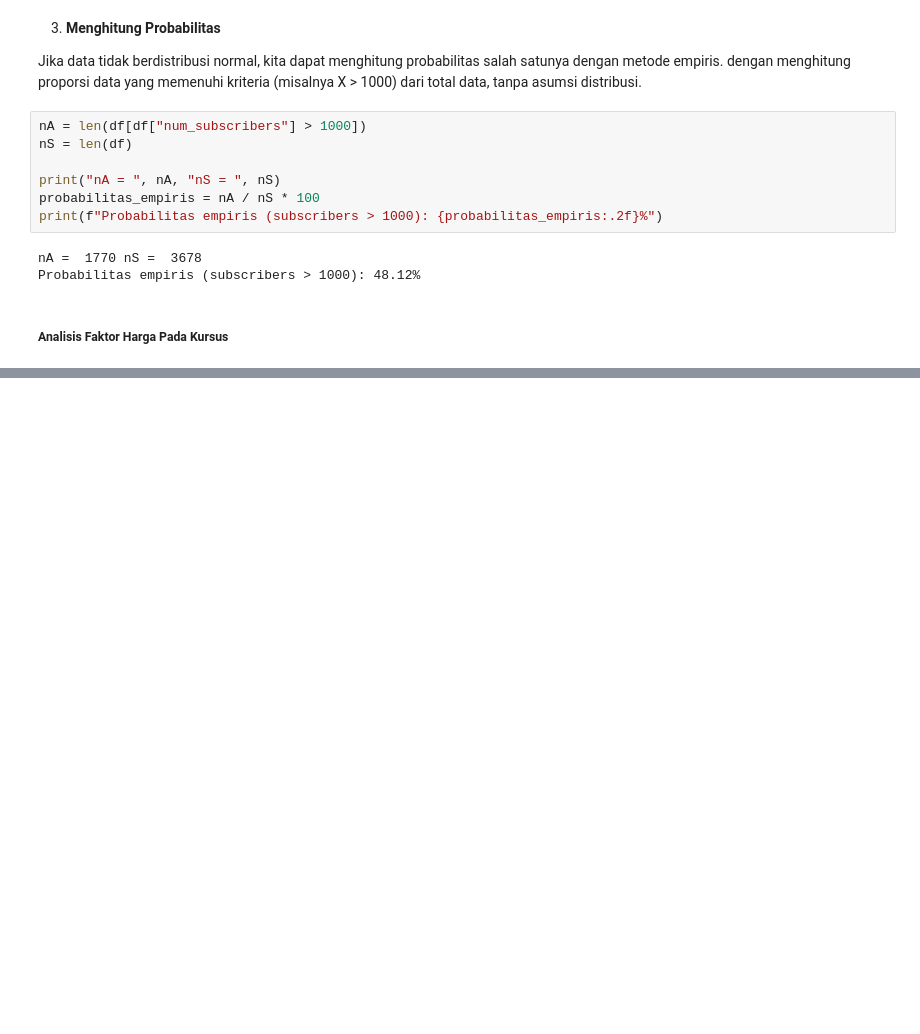
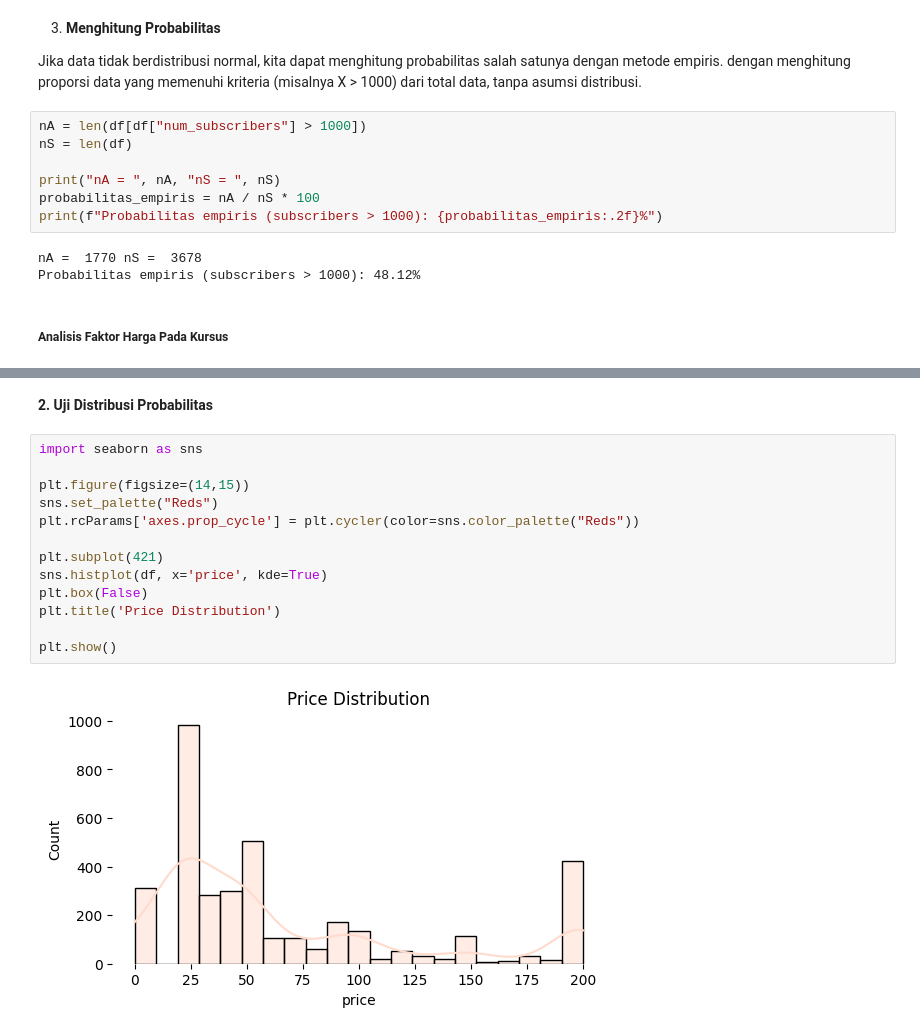
Before and after one commit to paundraP/Statistika-dan-Probabilitas-2024, a Jupyter notebook: Assignment/Final Project/week_10.ipynb, the cells around one changed output, grey strips where cells are left out. Saved outputs shown, nothing was run; the diff lists cells and outputs as text; blank space fills up the shorter version.

```diff
--- a/Assignment/Final Project/week_10.ipynb
+++ b/Assignment/Final Project/week_10.ipynb
@@ -125,0 +140,17 @@ Probabilitas empiris (subscribers > 1000): 48.12%
+# %% [markdown]
+**2. Uji Distribusi Probabilitas**
+# %%
+import seaborn as sns
+
+plt.figure(figsize=(14,15))
+sns.set_palette("Reds")
+plt.rcParams['axes.prop_cycle'] = plt.cycler(color=sns.color_palette("Reds"))
+
+plt.subplot(421)
+sns.histplot(df, x='price', kde=True)
+plt.box(False)
+plt.title('Price Distribution')
+
+plt.show()
+# %% [output]
+[figure, added]
```
Also changed, not shown: parts of 6 cells of this notebook.
